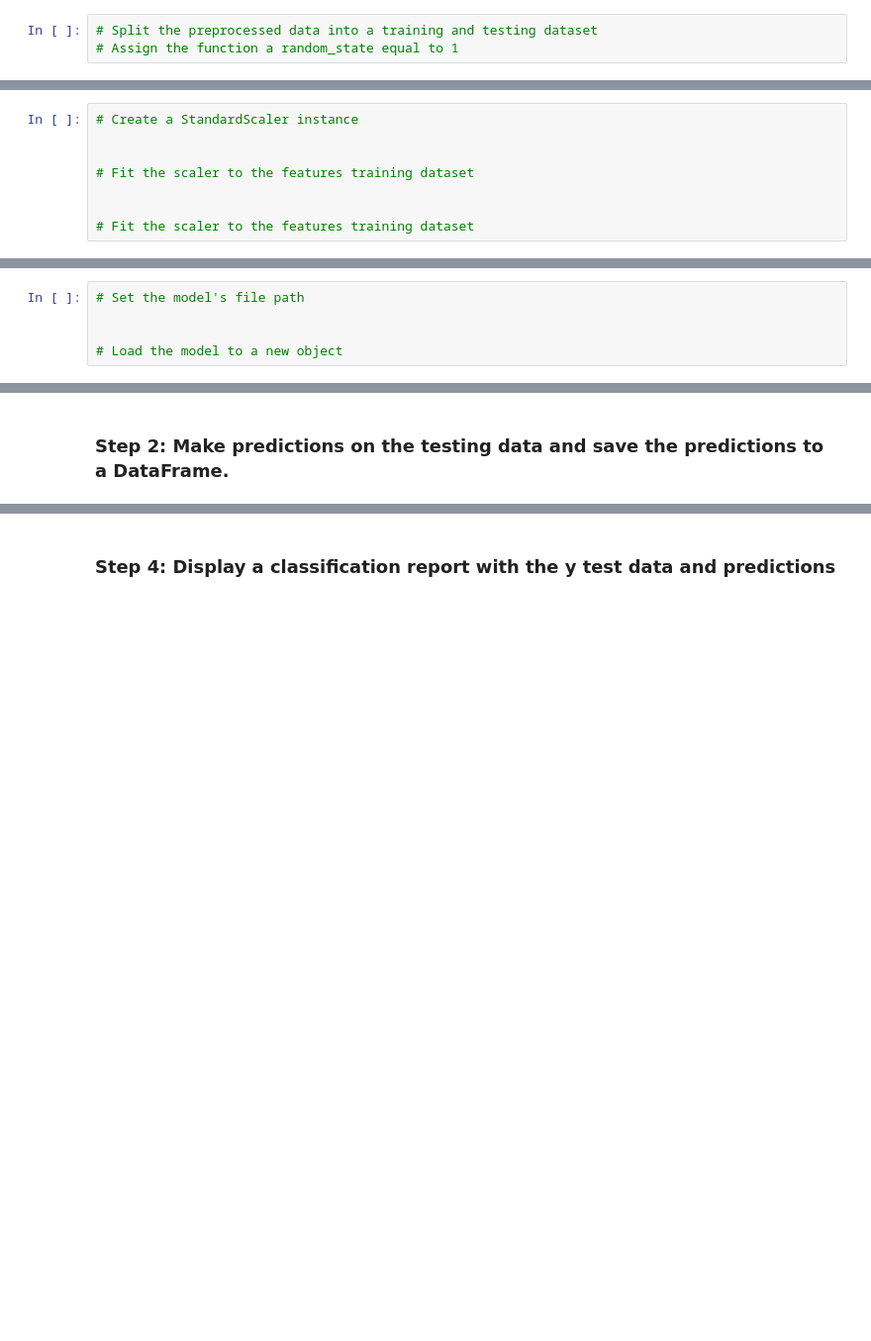
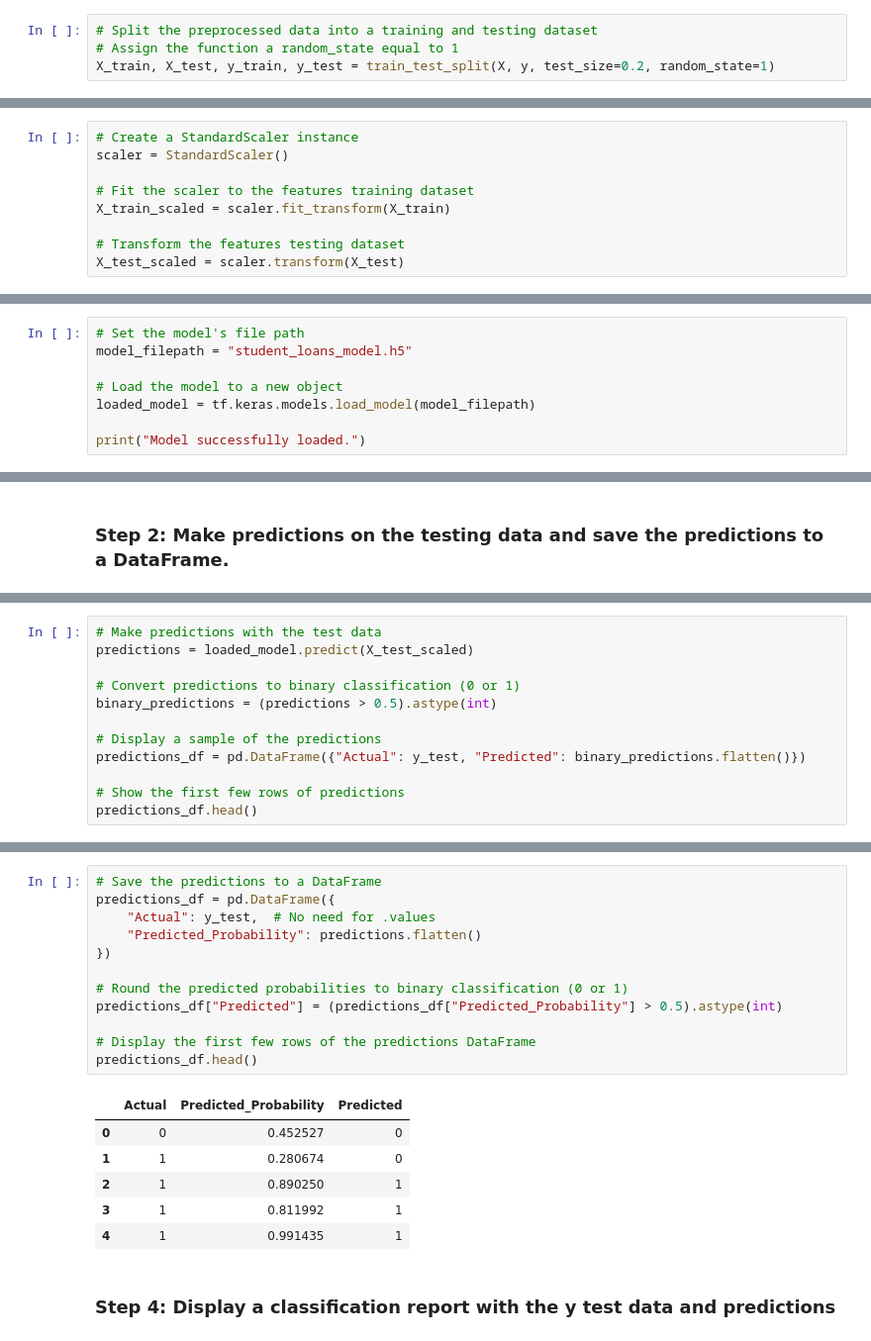
Before and after one commit to ttsai19/neural-network-challenge-1, a Jupyter notebook: student_loans_with_deep_learning.ipynb, the cells around one changed output, grey strips where cells are left out. Shown: that part at 99% size. Drawn from its saved outputs; the diff is of its cells as text; blank space fills up the shorter version.

```diff
--- a/student_loans_with_deep_learning.ipynb
+++ b/student_loans_with_deep_learning.ipynb
@@ -80,16 +85,18 @@ array([0, 0, 0, 1, 0])
 # %%
 # Split the preprocessed data into a training and testing dataset
 # Assign the function a random_state equal to 1
+X_train, X_test, y_train, y_test = train_test_split(X, y, test_size=0.2, random_state=1)
 # %% [markdown]
 ### Step 4: Use scikit-learn's `StandardScaler` to scale the features data.
 # %%
 # Create a StandardScaler instance
-
+scaler = StandardScaler()
 
 # Fit the scaler to the features training dataset
+X_train_scaled = scaler.fit_transform(X_train)
 
-
-# Fit the scaler to the features training dataset
+# Transform the features testing dataset
+X_test_scaled = scaler.transform(X_test)
 # %% [markdown]
 ---
 
@@ -190,6 +208,9 @@ Loss: 0.5049149394035339, Accuracy: 0.7350000143051147
 ### Step 1: Reload your saved model.
 # %%
 # Set the model's file path
-
+model_filepath = "student_loans_model.h5"
 
 # Load the model to a new object
+loaded_model = tf.keras.models.load_model(model_filepath)
+
+print("Model successfully loaded.")
@@ -225,0 +222,12 @@ array([[0.63573396],
+# %%
+# Make predictions with the test data
+predictions = loaded_model.predict(X_test_scaled)
+
+# Convert predictions to binary classification (0 or 1)
+binary_predictions = (predictions > 0.5).astype(int)
+
+# Display a sample of the predictions
+predictions_df = pd.DataFrame({"Actual": y_test, "Predicted": binary_predictions.flatten()})
+
+# Show the first few rows of predictions
+predictions_df.head()
@@ -226,3 +242,22 @@ array([[0.63573396],
+# %%
+# Save the predictions to a DataFrame
+predictions_df = pd.DataFrame({
+    "Actual": y_test,  # No need for .values
+    "Predicted_Probability": predictions.flatten()
+})
+
+# Round the predicted probabilities to binary classification (0 or 1)
+predictions_df["Predicted"] = (predictions_df["Predicted_Probability"] > 0.5).astype(int)
+
+# Display the first few rows of the predictions DataFrame
+predictions_df.head()
+# %% [output]
+|  | Actual | Predicted_Probability | Predicted |
+| 0 | 0 | 0.452527 | 0 |
+| 1 | 1 | 0.280674 | 0 |
+| 2 | 1 | 0.890250 | 1 |
+| 3 | 1 | 0.811992 | 1 |
+| 4 | 1 | 0.991435 | 1 |
 # %% [markdown]
 ### Step 4: Display a classification report with the y test data and predictions
 # %%
```
Also changed, not shown: parts of 18 cells of this notebook, 1 other file.
